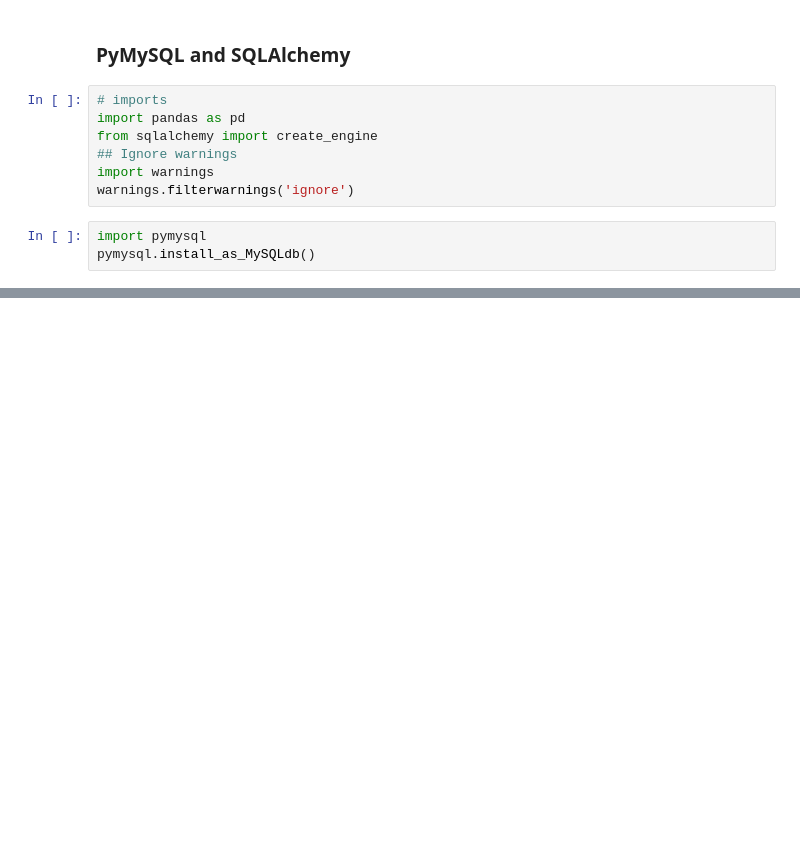
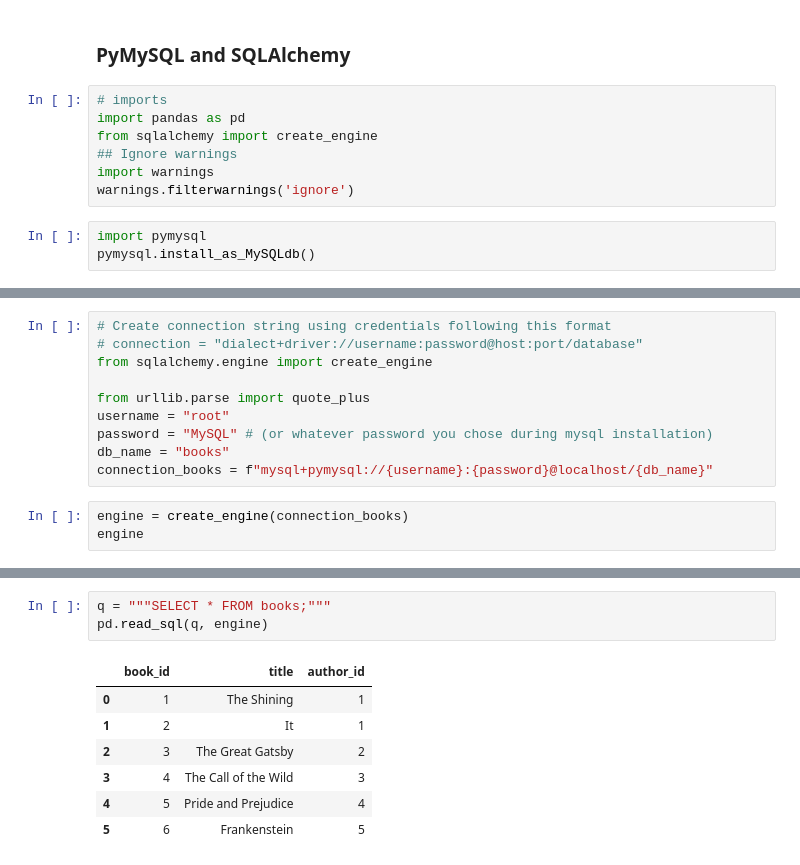
Before and after one commit to SamarKri/BOOKS, a Jupyter notebook: BOOKS.ipynb, the cells around one changed output, grey strips where cells are left out. Cells and saved outputs as stored; diff of their text form; blank space fills up the shorter version.

```diff
--- a/BOOKS.ipynb
+++ b/BOOKS.ipynb
@@ -31,0 +19,13 @@ create_database(connection)
+# %%
+# Create connection string using credentials following this format
+# connection = "dialect+driver://username:password@host:port/database"
+from sqlalchemy.engine import create_engine
+
+from urllib.parse import quote_plus
+username = "root"
+password = "MySQL" # (or whatever password you chose during mysql installation)
+db_name = "books"
+connection_books = f"mysql+pymysql://{username}:{password}@localhost/{db_name}"
+# %%
+engine = create_engine(connection_books)
+engine
@@ -31,0 +54,11 @@ create_database(connection)
+# %%
+q = """SELECT * FROM books;"""
+pd.read_sql(q, engine)
+# %% [output]
+|  | book_id | title | author_id |
+| 0 | 1 | The Shining | 1 |
+| 1 | 2 | It | 1 |
+| 2 | 3 | The Great Gatsby | 2 |
+| 3 | 4 | The Call of the Wild | 3 |
+| 4 | 5 | Pride and Prejudice | 4 |
+| 5 | 6 | Frankenstein | 5 |
```
Also changed, not shown: parts of 10 cells of this notebook.
